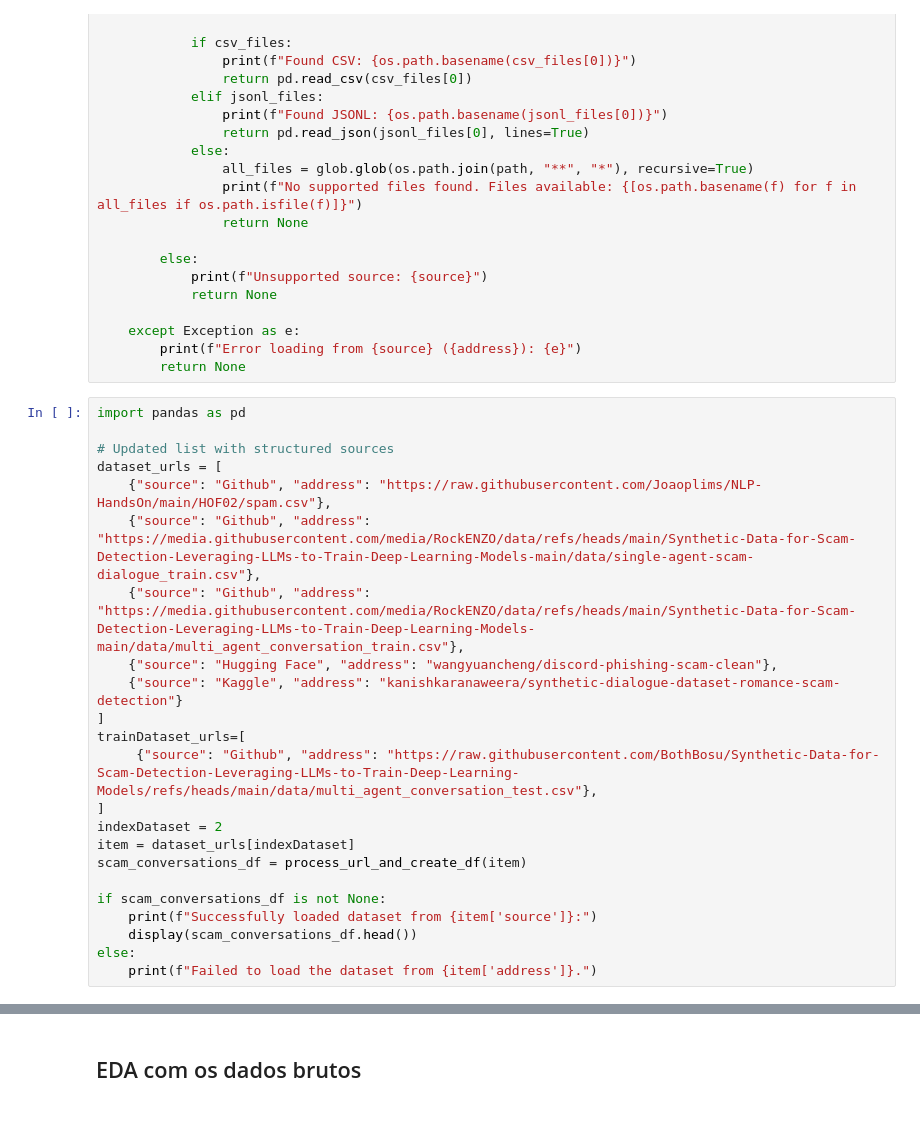
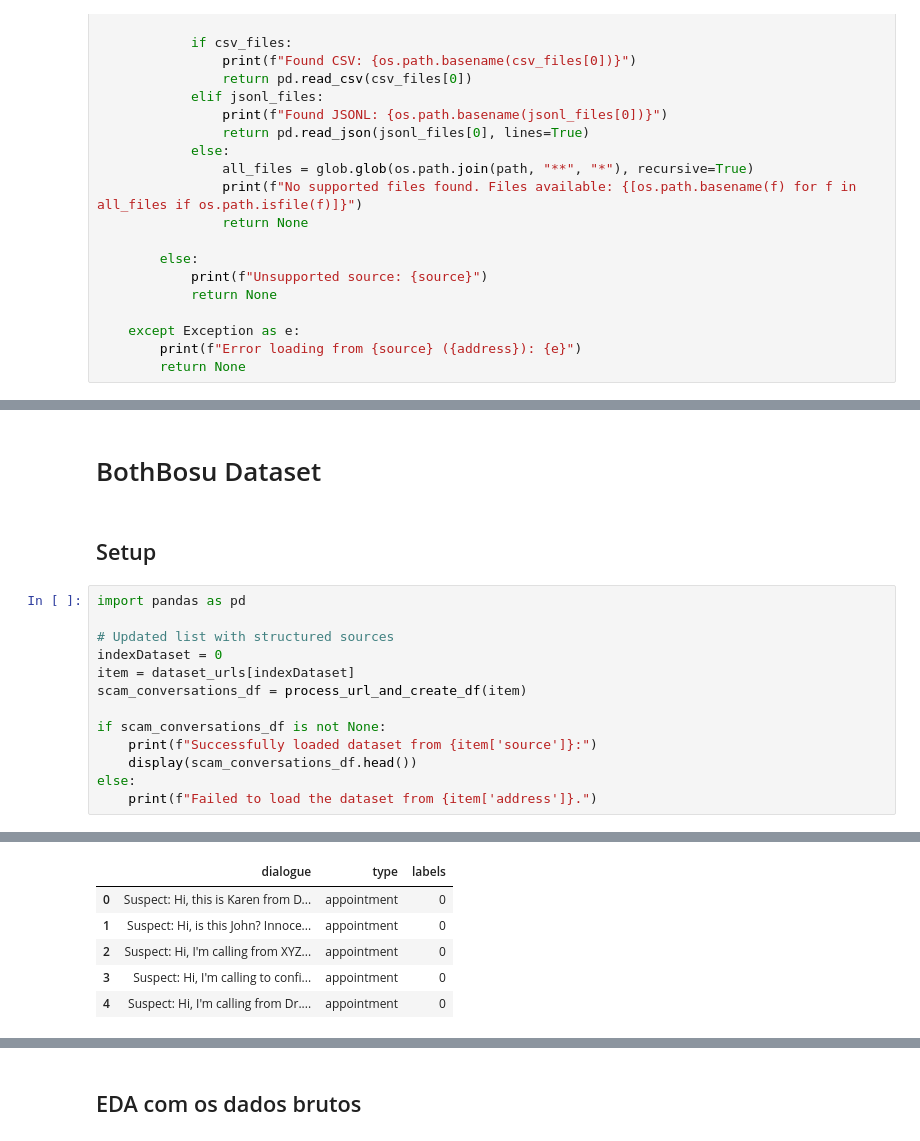
Before and after one commit to Joaoplims/NLP-HandsOn, a Jupyter notebook: HOF02/HOF02_IntentionalityFilter.ipynb, the cells around one changed output, grey strips where cells are left out. Saved outputs shown, nothing was run; the diff lists cells and outputs as text.

Commit message:
técnicas de data augmentation e avaliação de resultados

```diff
--- a/HOF02/HOF02_IntentionalityFilter.ipynb
+++ b/HOF02/HOF02_IntentionalityFilter.ipynb
@@ -80,26 +160,3 @@ def process_url_and_create_df(dataset_item: dict) -> pd.DataFrame | None:
     except Exception as e:
         print(f"Error loading from {source} ({address}): {e}")
         return None
-# %%
-import pandas as pd
-
-# Updated list with structured sources
-dataset_urls = [
-    {"source": "Github", "address": "https://raw.githubusercontent.com/Joaoplims/NLP-HandsOn/main/HOF02/spam.csv"},
-    {"source": "Github", "address": "https://media.githubusercontent.com/media/RockENZO/data/refs/heads/main/Synthetic-Data-for-Scam-Detection-Leveraging-LLMs-to-Train-Deep-Learning-Models-main/data/single-agent-scam-dialogue_train.csv"},
-    {"source": "Github", "address": "https://media.githubusercontent.com/media/RockENZO/data/refs/heads/main/Synthetic-Data-for-Scam-Detection-Leveraging-LLMs-to-Train-Deep-Learning-Models-main/data/multi_agent_conversation_train.csv"},
-    {"source": "Hugging Face", "address": "wangyuancheng/discord-phishing-scam-clean"},
-    {"source": "Kaggle", "address": "kanishkaranaweera/synthetic-dialogue-dataset-romance-scam-detection"}
-]
-trainDataset_urls=[
-     {"source": "Github", "address": "https://raw.githubusercontent.com/BothBosu/Synthetic-Data-for-Scam-Detection-Leveraging-LLMs-to-Train-Deep-Learning-Models/refs/heads/main/data/multi_agent_conversation_test.csv"},
-]
-indexDataset = 2
-item = dataset_urls[indexDataset]
-scam_conversations_df = process_url_and_create_df(item)
-
-if scam_conversations_df is not None:
-    print(f"Successfully loaded dataset from {item['source']}:")
-    display(scam_conversations_df.head())
-else:
-    print(f"Failed to load the dataset from {item['address']}.")
@@ -114,0 +233,18 @@ Successfully loaded dataset from Github:
+# %% [markdown]
+# BothBosu Dataset
+# %% [markdown]
+## Setup
+# %%
+import pandas as pd
+
+# Updated list with structured sources
+indexDataset = 0
+item = dataset_urls[indexDataset]
+scam_conversations_df = process_url_and_create_df(item)
+
+if scam_conversations_df is not None:
+    print(f"Successfully loaded dataset from {item['source']}:")
+    display(scam_conversations_df.head())
+else:
+    print(f"Failed to load the dataset from {item['address']}.")
+# %% [output]
@@ -114,0 +253,6 @@ Successfully loaded dataset from Github:
+|  | dialogue | type | labels |
+| 0 | Suspect: Hi, this is Karen from D... | appointment | 0 |
+| 1 | Suspect: Hi, is this John? Innoce... | appointment | 0 |
+| 2 | Suspect: Hi, I'm calling from XYZ... | appointment | 0 |
+| 3 | Suspect: Hi, I'm calling to confi... | appointment | 0 |
+| 4 | Suspect: Hi, I'm calling from Dr.... | appointment | 0 |
```
Also changed, not shown: parts of 49 cells of this notebook.
